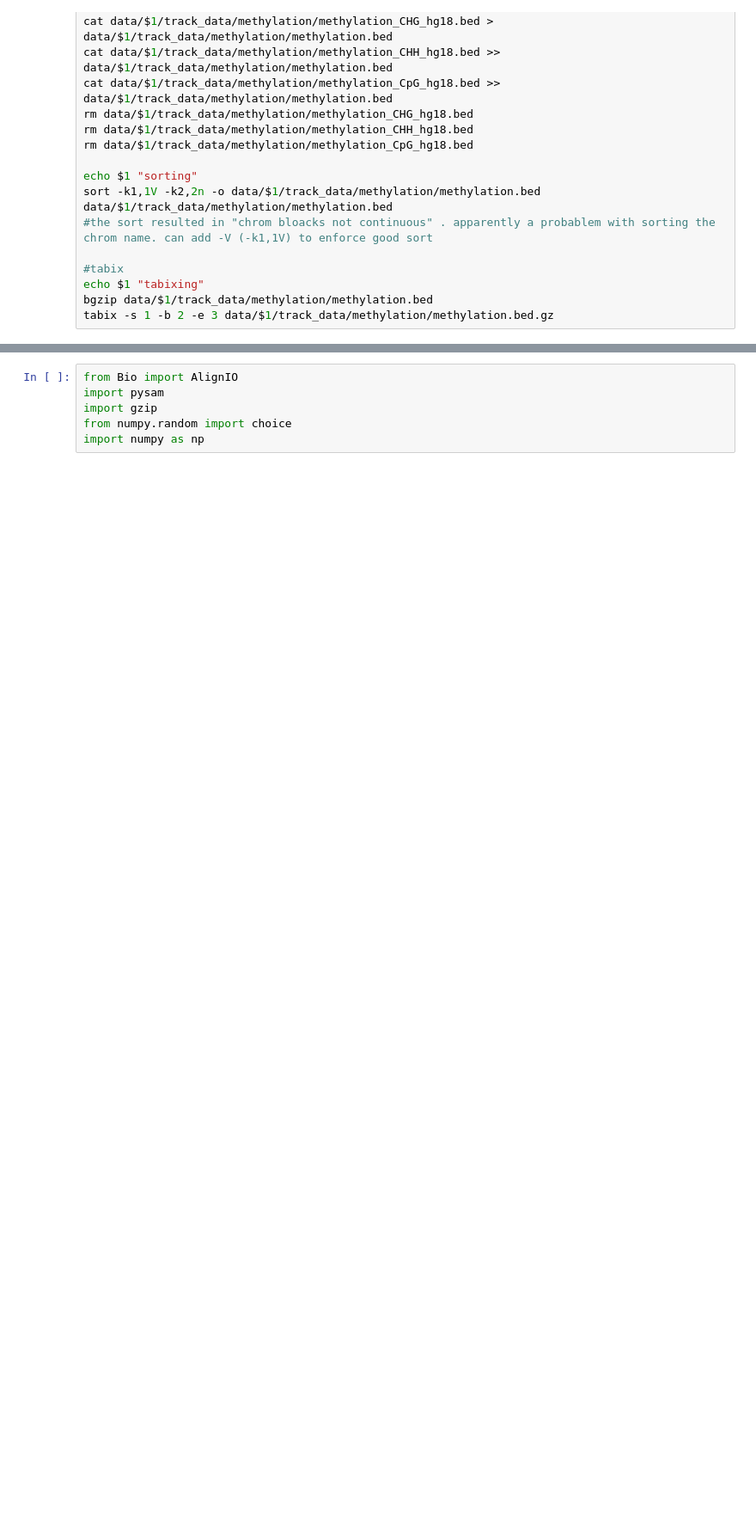
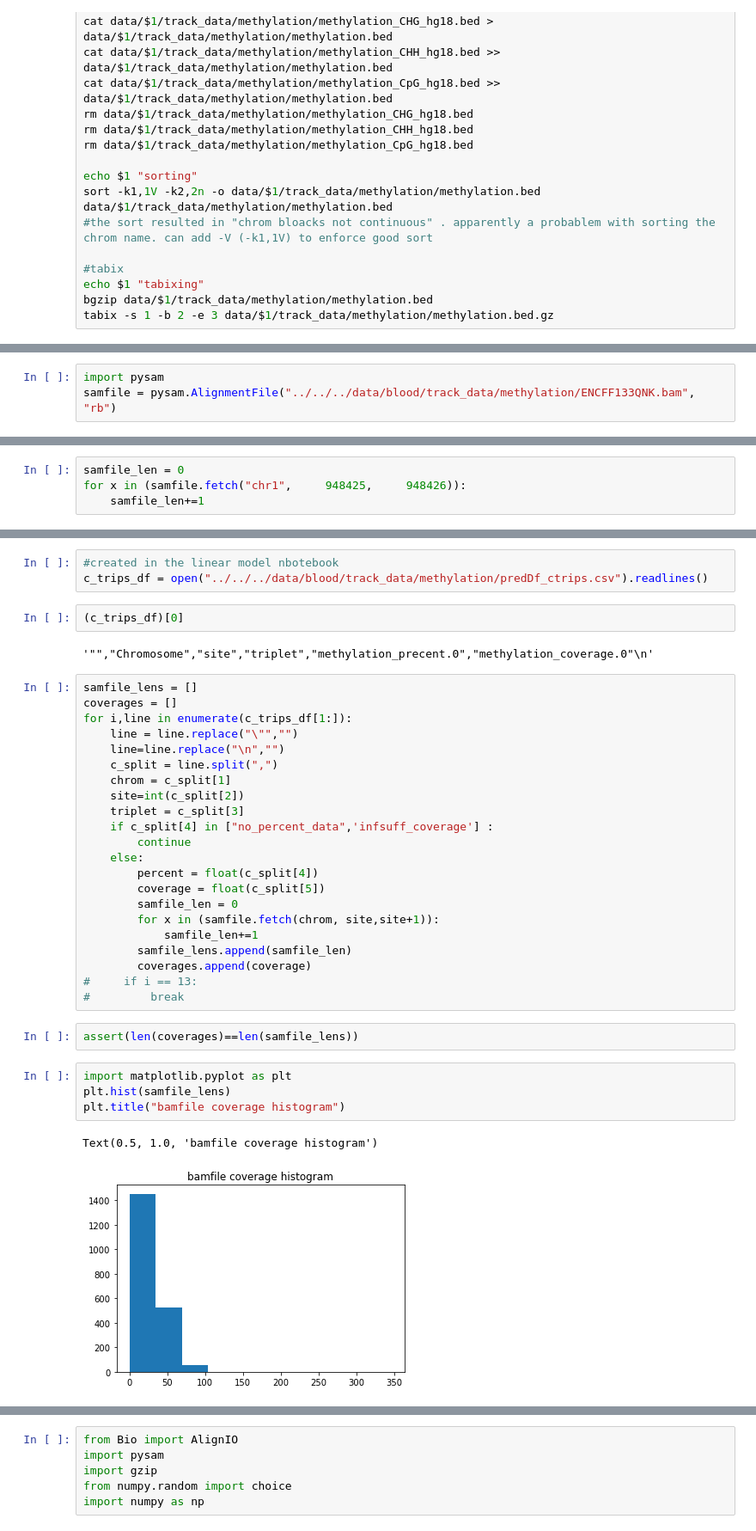
Before and after one commit to MadeleineOman/mutability, a Jupyter notebook: analysis/modules/download_encode/methylation_threeFiles.ipynb, the cells around one changed output, grey strips where cells are left out. Shown: that part at 86% size. Saved outputs shown, nothing was run; the diff lists cells and outputs as text; blank space fills up the shorter version.

```diff
--- a/analysis/modules/download_encode/methylation_threeFiles.ipynb
+++ b/analysis/modules/download_encode/methylation_threeFiles.ipynb
@@ -84,0 +99,3 @@ site = ["chr1",1000]
+# %%
+import pysam
+samfile = pysam.AlignmentFile("../../../data/blood/track_data/methylation/ENCFF133QNK.bam", "rb")
@@ -84,0 +106,4 @@ site = ["chr1",1000]
+# %%
+samfile_len = 0
+for x in (samfile.fetch("chr1", 	948425, 	948426)):
+    samfile_len+=1
@@ -84,0 +114,38 @@ site = ["chr1",1000]
+# %%
+#created in the linear model nbotebook
+c_trips_df = open("../../../data/blood/track_data/methylation/predDf_ctrips.csv").readlines()
+# %%
+(c_trips_df)[0]
+# %% [output]
+'"","Chromosome","site","triplet","methylation_precent.0","methylation_coverage.0"\n'
+# %%
+samfile_lens = []
+coverages = []
+for i,line in enumerate(c_trips_df[1:]):
+    line = line.replace("\"","")
+    line=line.replace("\n","")
+    c_split = line.split(",")
+    chrom = c_split[1]
+    site=int(c_split[2])
+    triplet = c_split[3]
+    if c_split[4] in ["no_percent_data",'infsuff_coverage'] :
+        continue
+    else:
+        percent = float(c_split[4])
+        coverage = float(c_split[5])
+        samfile_len = 0
+        for x in (samfile.fetch(chrom, site,site+1)):
+            samfile_len+=1
+        samfile_lens.append(samfile_len)
+        coverages.append(coverage)
+#     if i == 13:
+#         break
+# %%
+assert(len(coverages)==len(samfile_lens))
+# %%
+import matplotlib.pyplot as plt
+plt.hist(samfile_lens)
+plt.title("bamfile coverage histogram")
+# %% [output]
+Text(0.5, 1.0, 'bamfile coverage histogram')
+[figure, added]
```
Also changed, not shown: parts of 39 cells of this notebook, 28 other files.
